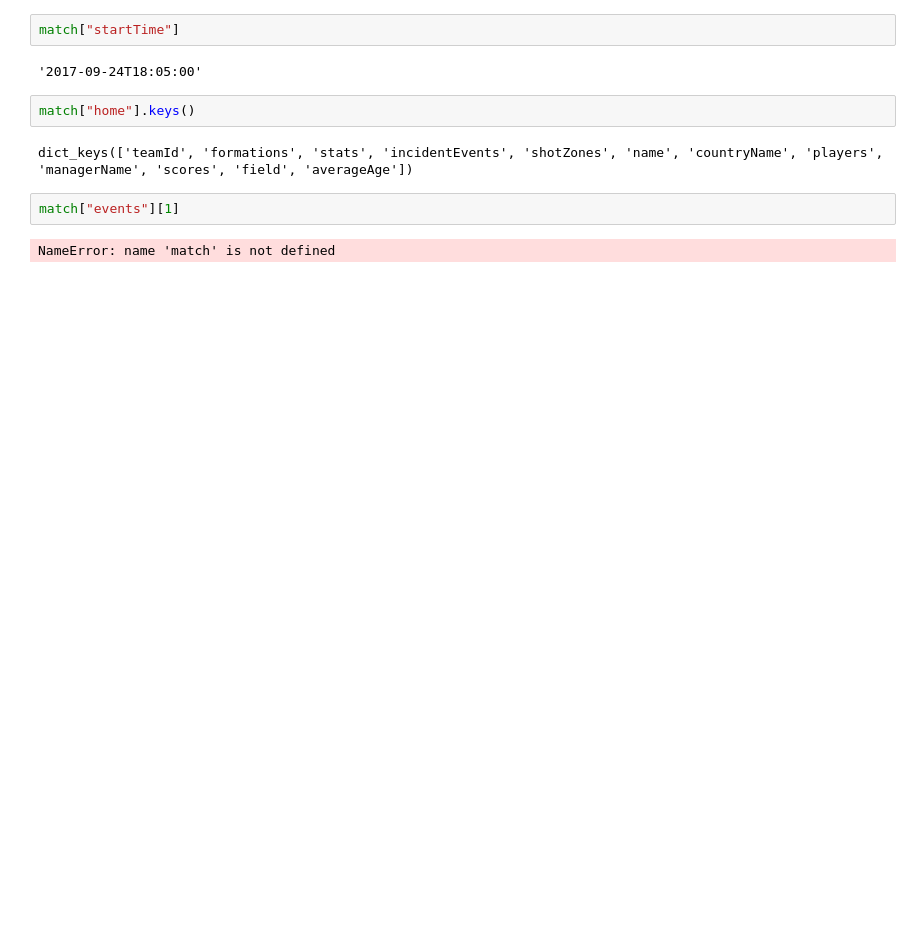
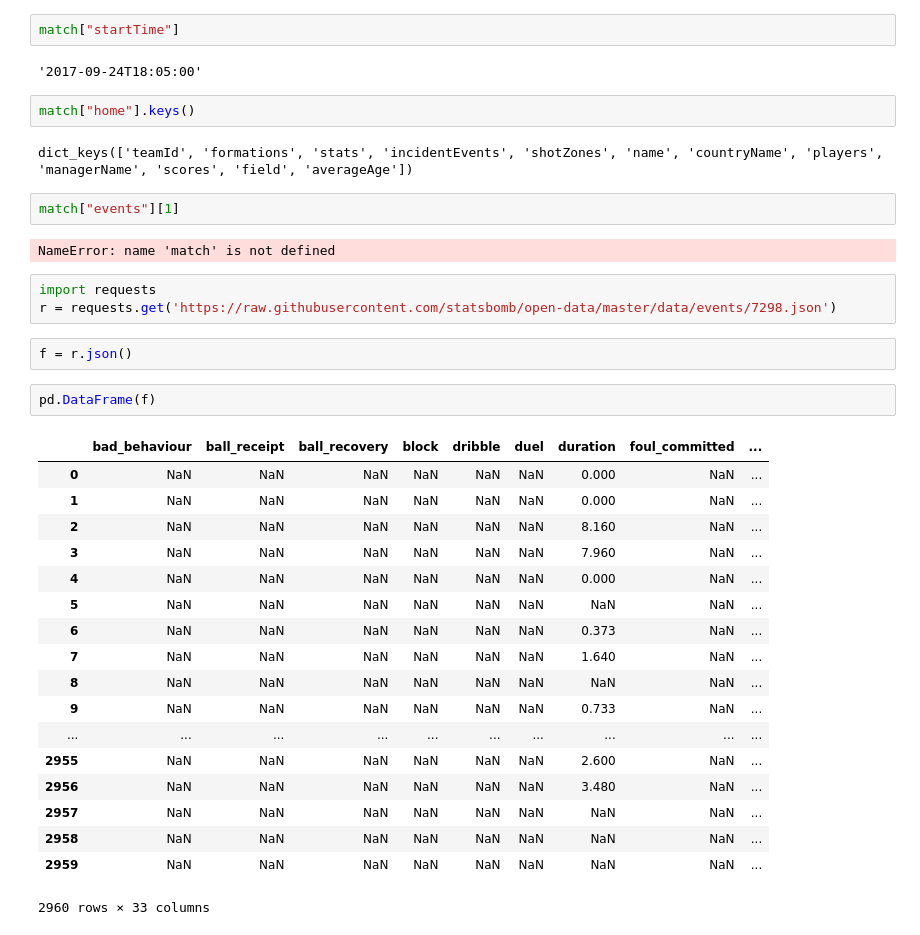
Before and after one commit to sdonoso23/ws, a Jupyter notebook: notebooks/003-importmatch.ipynb, the cells around one changed output. Cells and saved outputs as stored; diff of their text form; blank space fills up the shorter version.

```diff
--- a/notebooks/003-importmatch.ipynb
+++ b/notebooks/003-importmatch.ipynb
@@ -578,3 +948,29 @@ dict_keys(['teamId', 'formations', 'stats', 'incidentEvents', 'shotZones', 'name
 match["events"][1]
 # %% [output]
 NameError: name 'match' is not defined
+# %%
+import requests
+r = requests.get('https://raw.githubusercontent.com/statsbomb/open-data/master/data/events/7298.json')
+# %%
+f = r.json()
+# %%
+pd.DataFrame(f)
+# %% [output]
+|  | bad_behaviour | ball_receipt | ball_recovery | block | dribble | duel | duration | foul_committed | ... |
+| 0 | NaN | NaN | NaN | NaN | NaN | NaN | 0.000 | NaN | ... |
+| 1 | NaN | NaN | NaN | NaN | NaN | NaN | 0.000 | NaN | ... |
+| 2 | NaN | NaN | NaN | NaN | NaN | NaN | 8.160 | NaN | ... |
+| 3 | NaN | NaN | NaN | NaN | NaN | NaN | 7.960 | NaN | ... |
+| 4 | NaN | NaN | NaN | NaN | NaN | NaN | 0.000 | NaN | ... |
+| 5 | NaN | NaN | NaN | NaN | NaN | NaN | NaN | NaN | ... |
+| 6 | NaN | NaN | NaN | NaN | NaN | NaN | 0.373 | NaN | ... |
+| 7 | NaN | NaN | NaN | NaN | NaN | NaN | 1.640 | NaN | ... |
+| 8 | NaN | NaN | NaN | NaN | NaN | NaN | NaN | NaN | ... |
+| 9 | NaN | NaN | NaN | NaN | NaN | NaN | 0.733 | NaN | ... |
+| ... | ... | ... | ... | ... | ... | ... | ... | ... | ... |
+| 2955 | NaN | NaN | NaN | NaN | NaN | NaN | 2.600 | NaN | ... |
+| 2956 | NaN | NaN | NaN | NaN | NaN | NaN | 3.480 | NaN | ... |
+| 2957 | NaN | NaN | NaN | NaN | NaN | NaN | NaN | NaN | ... |
+| 2958 | NaN | NaN | NaN | NaN | NaN | NaN | NaN | NaN | ... |
+| 2959 | NaN | NaN | NaN | NaN | NaN | NaN | NaN | NaN | ... |
+2960 rows × 33 columns
```
Also changed, not shown: parts of 40 cells of this notebook, 2 other files.
